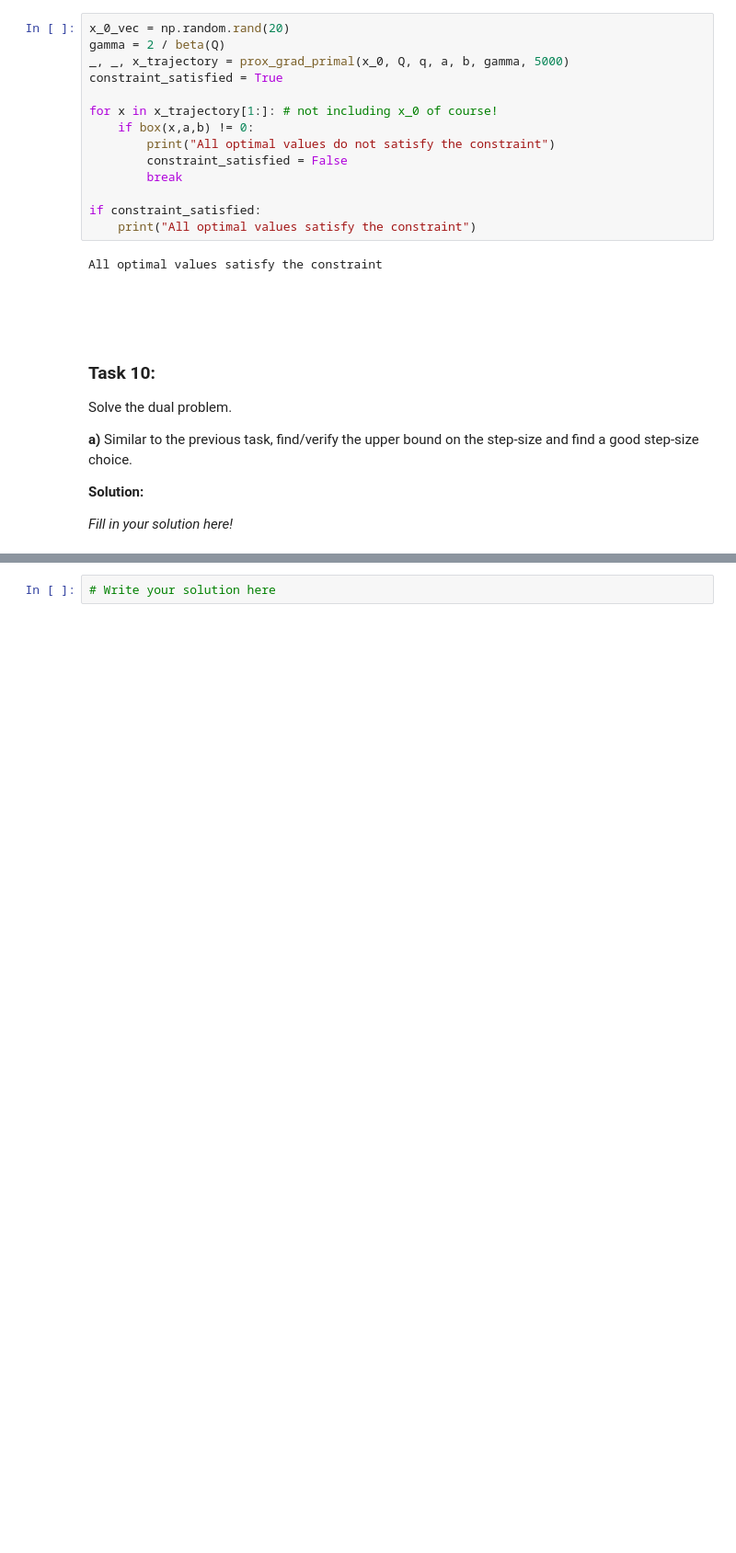
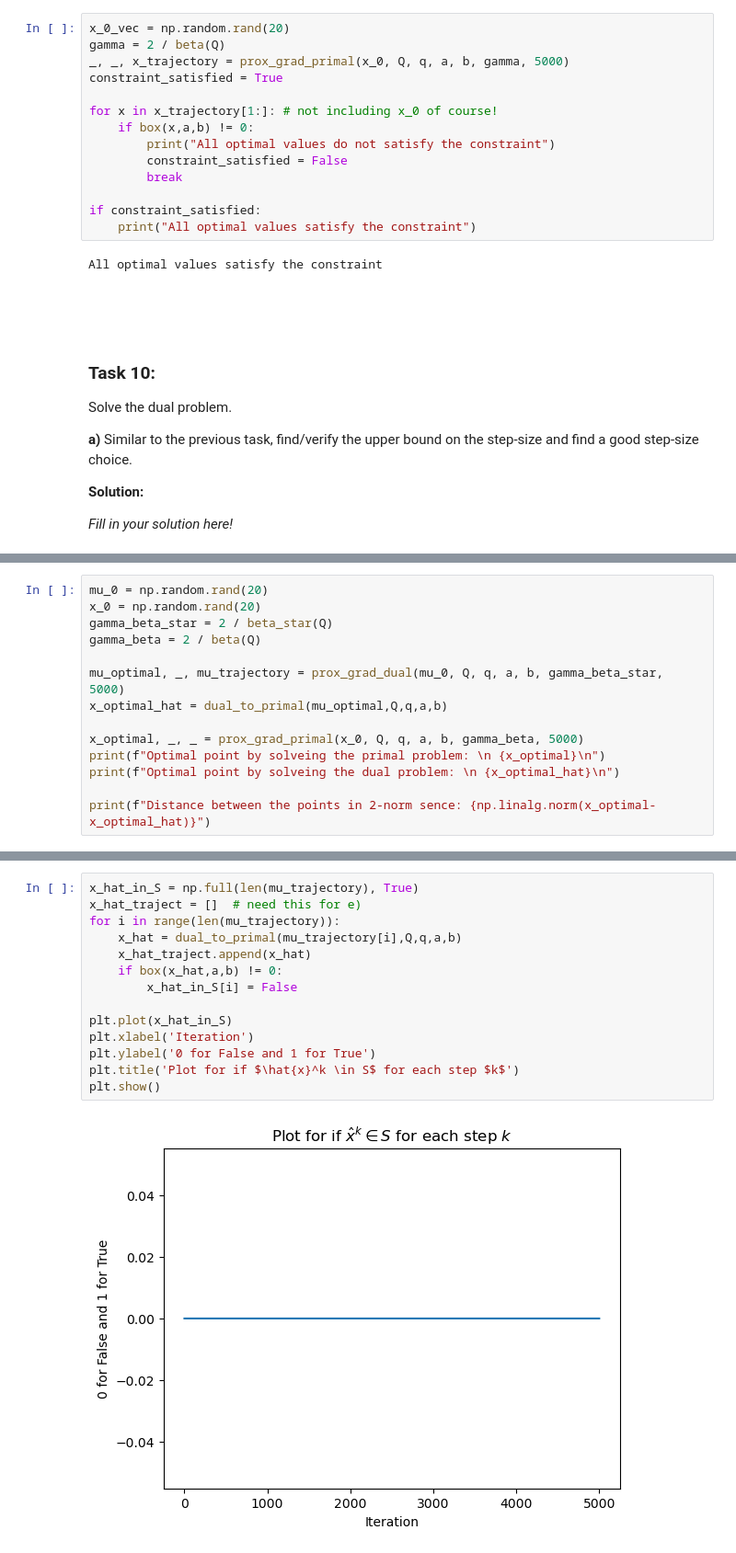
Before and after one commit to AliBakly/Optimization-For-Learning, a Jupyter notebook: Hand_Ins/Hand_In_1/handin1.ipynb, the cells around one changed output, grey strips where cells are left out. Shown at 92% size. Drawn from its saved outputs; the diff is of its cells as text; blank space fills up the shorter version.

```diff
--- a/Hand_Ins/Hand_In_1/handin1.ipynb
+++ b/Hand_Ins/Hand_In_1/handin1.ipynb
@@ -825,0 +853,14 @@ _Fill in your solution here!_
+# %%
+mu_0 = np.random.rand(20)
+x_0 = np.random.rand(20)
+gamma_beta_star = 2 / beta_star(Q)
+gamma_beta = 2 / beta(Q)
+
+mu_optimal, _, mu_trajectory = prox_grad_dual(mu_0, Q, q, a, b, gamma_beta_star, 5000)
+x_optimal_hat = dual_to_primal(mu_optimal,Q,q,a,b)
+
+x_optimal, _, _ = prox_grad_primal(x_0, Q, q, a, b, gamma_beta, 5000)
+print(f"Optimal point by solveing the primal problem: \n {x_optimal}\n")
+print(f"Optimal point by solveing the dual problem: \n {x_optimal_hat}\n")
+
+print(f"Distance between the points in 2-norm sence: {np.linalg.norm(x_optimal-x_optimal_hat)}")
@@ -858,5 +919,19 @@ _Fill in your solution here!_
-# %%
-# Write your solution here
+# %%
+x_hat_in_S = np.full(len(mu_trajectory), True)
+x_hat_traject = []  # need this for e)
+for i in range(len(mu_trajectory)):
+    x_hat = dual_to_primal(mu_trajectory[i],Q,q,a,b)
+    x_hat_traject.append(x_hat)
+    if box(x_hat,a,b) != 0:
+        x_hat_in_S[i] = False
+
+plt.plot(x_hat_in_S)
+plt.xlabel('Iteration')
+plt.ylabel('0 for False and 1 for True')
+plt.title('Plot for if $\hat{x}^k \in S$ for each step $k$')
+plt.show()
+# %% [output]
+[figure, added]
 # %% [markdown]
 $\DeclareMathOperator{\prox}{prox}$
 $\newcommand{\R}{\mathbb{R}}$
```
Also changed, not shown: parts of 19 cells of this notebook.
